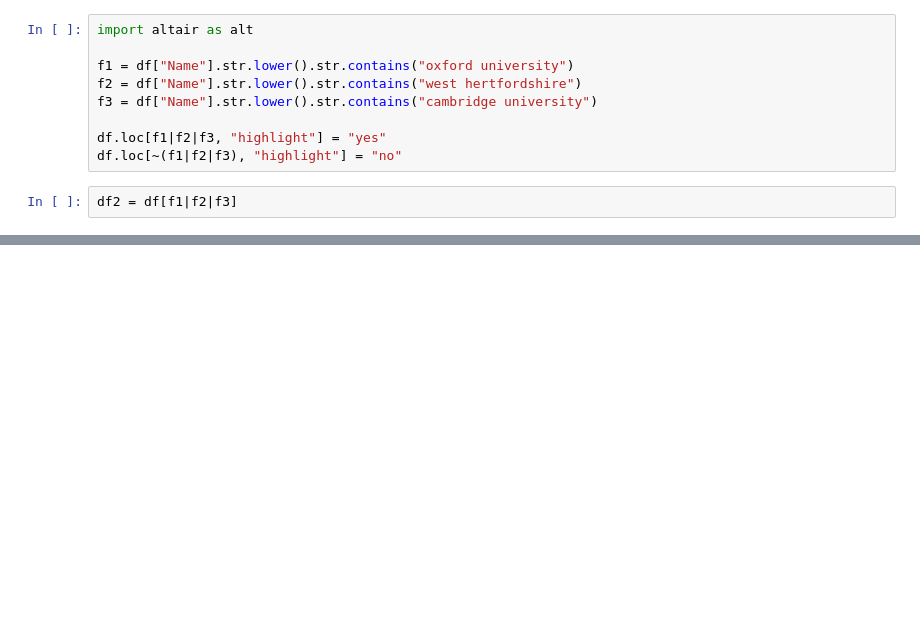
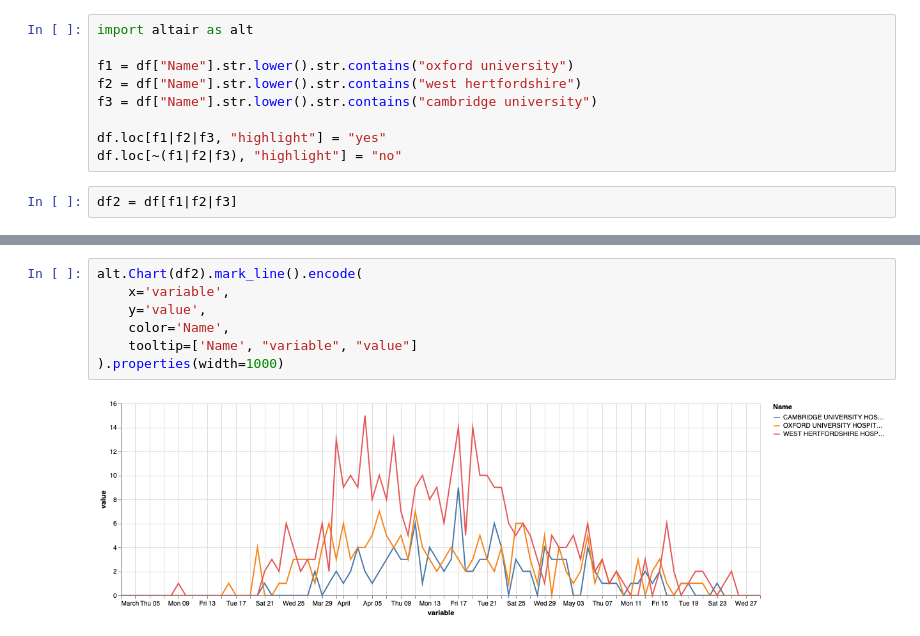
Before and after one commit to RobinL/covid_nhs_trusts, a Jupyter notebook: covid_nhs_england.ipynb, the cells around one changed output, grey strips where cells are left out. Drawn from its saved outputs; the diff is of its cells as text; blank space fills up the shorter version.

```diff
--- a/covid_nhs_england.ipynb
+++ b/covid_nhs_england.ipynb
@@ -75,3 +69,12 @@ alt.Chart(df2).mark_line().encode(
+# %%
+alt.Chart(df2).mark_line().encode(
+    x='variable',
+    y='value',
+    color='Name',
+    tooltip=['Name', "variable", "value"]
+).properties(width=1000)
+# %% [output]
+[figure, added]
 # %%
 alt.data_transformers.enable('json')
 c1 = alt.Chart(df).mark_line().encode(
```
Also changed, not shown: parts of 7 cells of this notebook, 2 other files.
